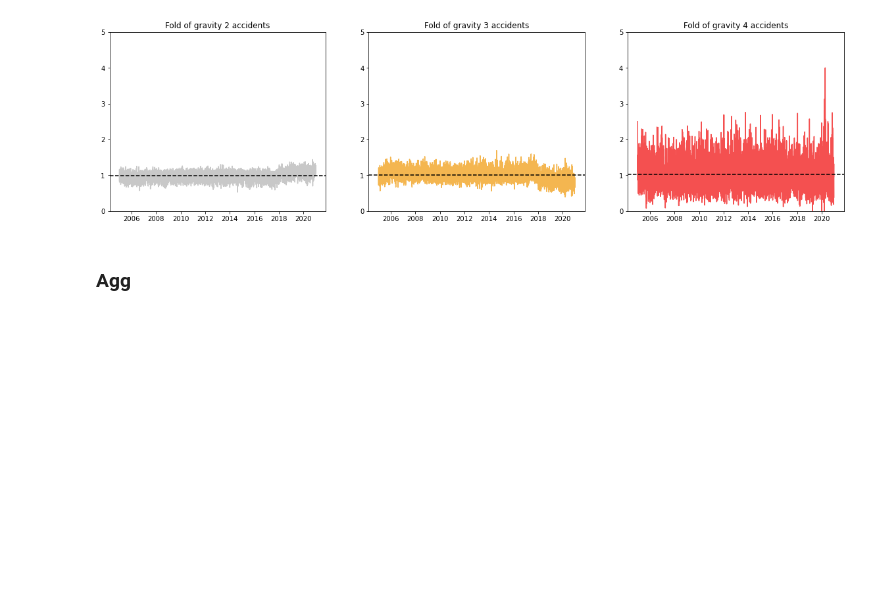
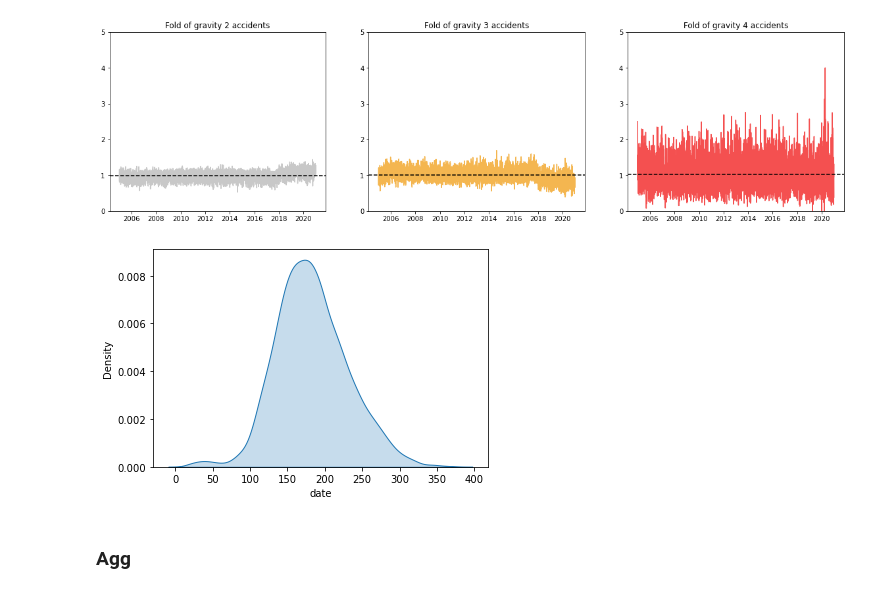
Before and after one commit to YacineHajjiDataScientist/20220814_dsProject, a Jupyter notebook: 20220821_projectDS.ipynb, the cells around one changed output. Cells and saved outputs as stored; diff of their text form; code cells hidden in the pictures; blank space fills up the shorter version.

```diff
--- a/20220821_projectDS.ipynb
+++ b/20220821_projectDS.ipynb
@@ -819,6 +857,11 @@ plt.ylim([0, 5]);
 # There is a clear time-related event impacting gravity 4 accidents
 # %% [output]
 [figure]
+# %%
+# Distribution analysis
+sns.kdeplot(varDate, shade=True);
+# %% [output]
+[figure, added]
 # %% [markdown]
 ### Agg
 # %%
```
Also changed, not shown: parts of 43 cells of this notebook.
